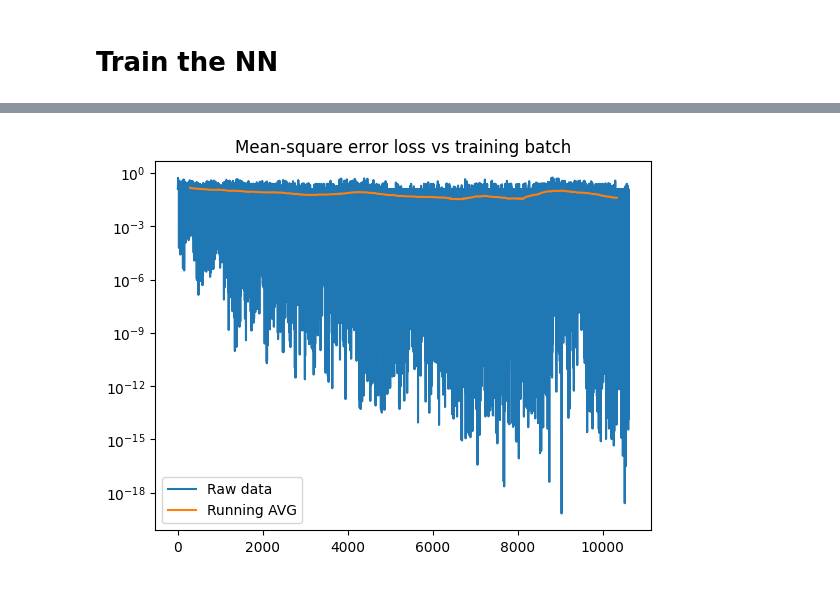
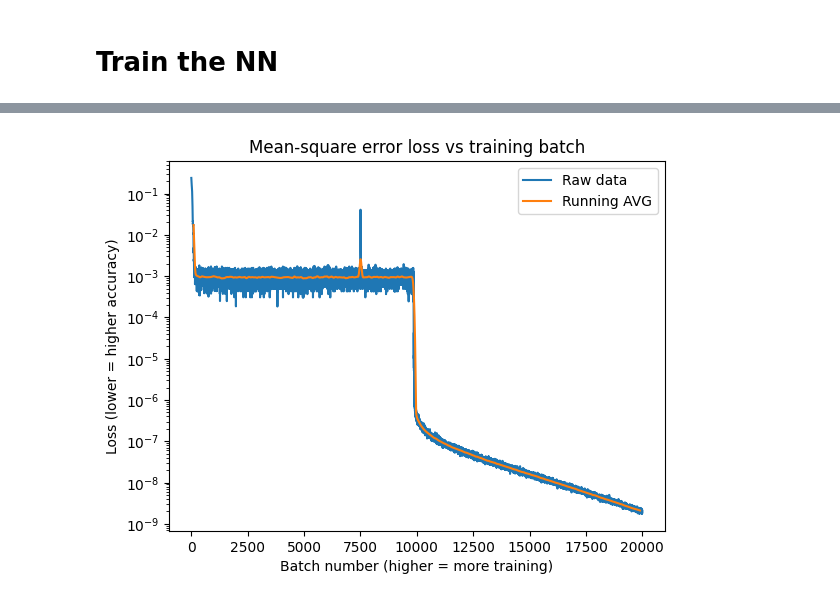
Before and after one commit to JuliusRye/QEC, a Jupyter notebook: testing/decoder.ipynb, the cells around one changed output, grey strips where cells are left out. Drawn from its saved outputs; the diff is of its cells as text; code cells hidden in the pictures.

```diff
--- a/testing/decoder.ipynb
+++ b/testing/decoder.ipynb
@@ -61,8 +49,10 @@ def NN_raw_to_correction(NN_output: jnp.ndarray) -> jnp.ndarray:
     Normalize the NN output to represent probabilities
     using the exponentiel of the values as their respective weights
     """
+    # logits have values between zero and one
     logits = NN_output.reshape((4, NN_output.shape[0]//4))
-    probabilities = jnp.exp(logits) / jnp.sum(jnp.exp(logits), axis=0)
+    # Normalize so probabilities sum to one
+    probabilities = logits / jnp.sum(logits, axis=0)
     return probabilities
 
 NN_raw_to_correction_batch = jax.vmap(
@@ -175,8 +165,8 @@ optimizer = optax.adam(learning_rate)
 opt_state = optimizer.init(params)
 
 # training parameters
-num_training_batches = 10_000
-batchsize = 512
+num_training_batches = 20_000
+batch_size = 512
 losses=[]
 # %%
 from IPython.display import clear_output
@@ -202,6 +192,12 @@ for idx_batch in range(num_training_batches):
     # get loss and its gradient with respect to network parameters:
     loss, grads = mse_loss_batch_val_grad(syndromes, params, Mx, My, Mz)
 
+    # Safe-guard against nan values
+    # Stopts the training before updating with problematic prams
+    if jnp.isnan(loss):
+        print(idx_batch)
+        break
+
     # update the network parameters:
     updates, opt_state = optimizer.update( grads, opt_state )
     params = optax.apply_updates( params, updates )
@@ -212,0 +211,7 @@ KeyboardInterrupt:
+# %%
+window_size = len(losses) // 100
+window_xs = np.linspace(-2, 2, window_size)
+window_form = jnp.exp(-window_xs**2)
+window = window_form / sum(window_form)
+
+plt.plot(range(window_size), window)
@@ -213,16 +221,17 @@ KeyboardInterrupt:
 # %%
-window_size = len(losses) // 20
-running_avg = jnp.convolve(jnp.array(losses), jnp.ones(window_size)/window_size, mode='valid')
+running_avg = jnp.convolve(jnp.array(losses), window, mode='valid')
 
 plt.figure()
 plt.plot(jnp.arange(0, len(losses)), losses, label="Raw data")
 plt.plot(jnp.arange(0, len(running_avg))+window_size/2, running_avg, label="Running AVG")
 plt.legend()
 plt.yscale( "log" )
 plt.title("Mean-square error loss vs training batch")
+plt.xlabel("Batch number (higher = more training)")
+plt.ylabel("Loss (lower = higher accuracy)")
 plt.show()
 # %% [output]
-[figure, old version]
+[figure, new version]
 # %%
 # params = load_NN("../trained_NN/NN_SC_D5_V1.json")
 # %%
```
Also changed, not shown: parts of 6 cells of this notebook, 4 other files.
